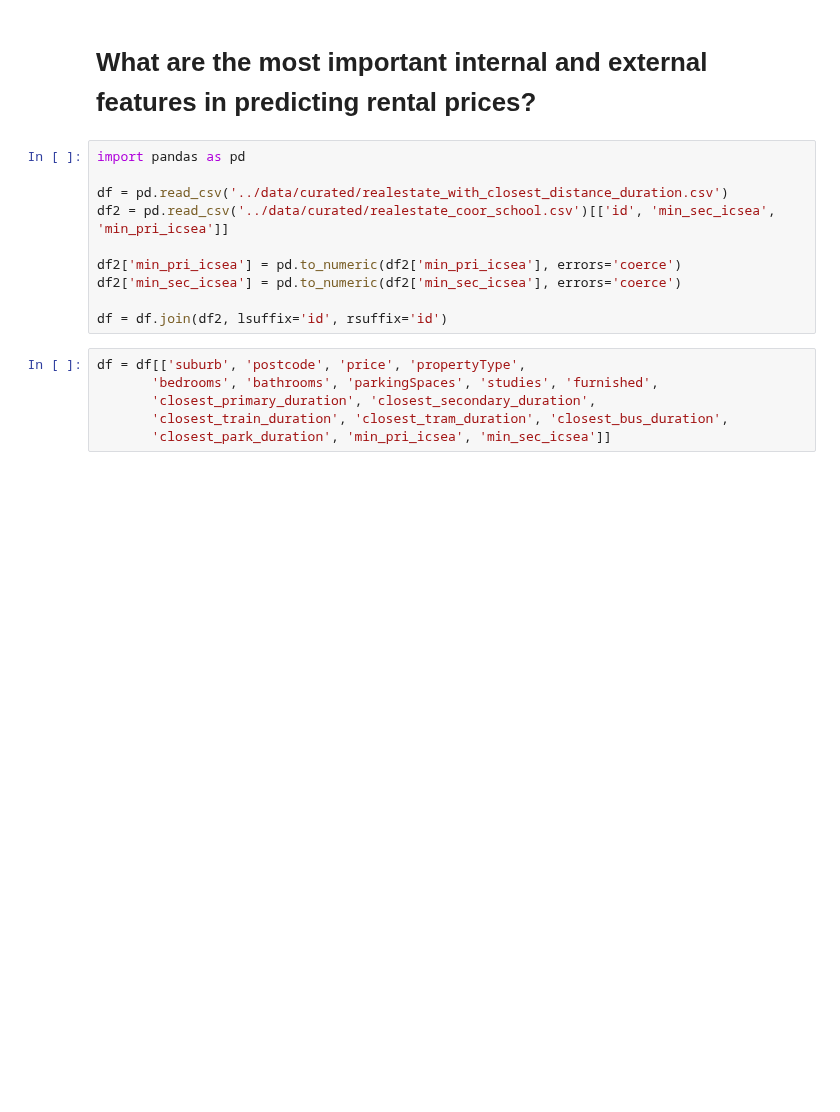
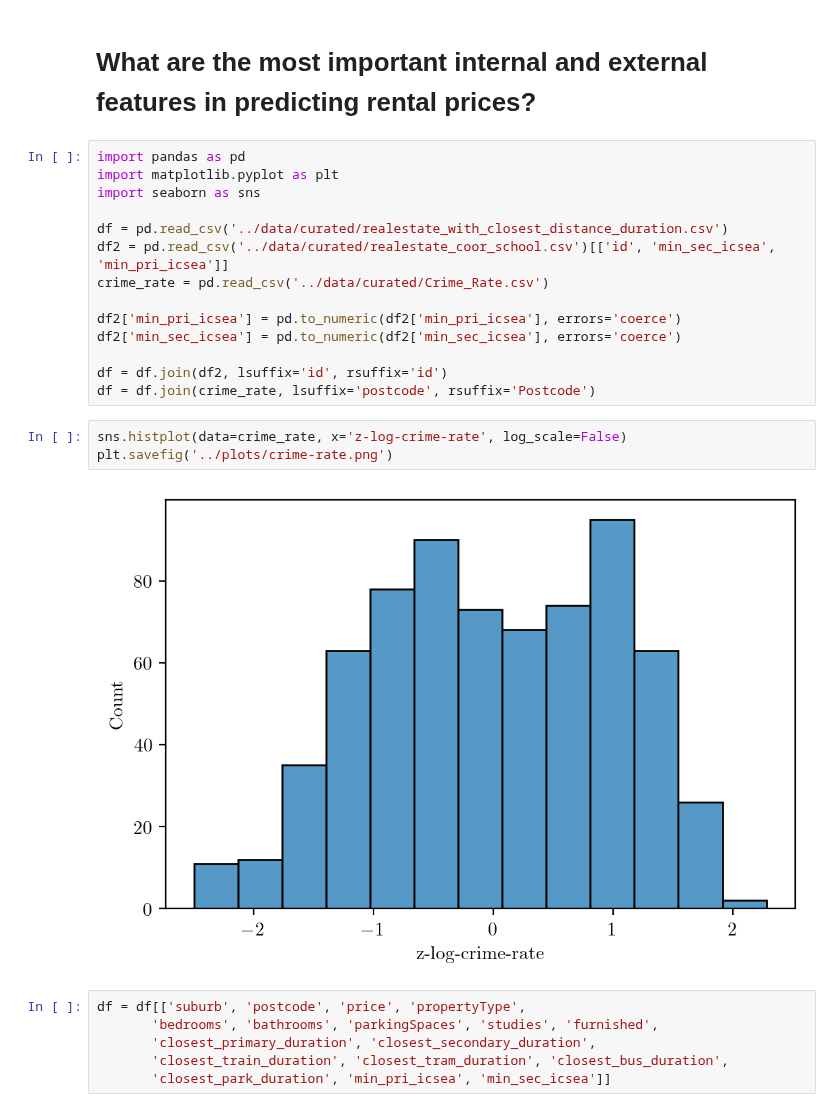
Before and after one commit to MAST30034-Applied-Data-Science/generic-real-estate-consulting-project-group-21, a Jupyter notebook: notebooks/question-one-modelling-analysis.ipynb, the cells around one changed output. Saved outputs shown, nothing was run; the diff lists cells and outputs as text; blank space fills up the shorter version.

```diff
--- a/notebooks/question-one-modelling-analysis.ipynb
+++ b/notebooks/question-one-modelling-analysis.ipynb
@@ -2,14 +2,23 @@
 # What are the most important internal and external features in predicting rental prices?
 # %%
 import pandas as pd
+import matplotlib.pyplot as plt
+import seaborn as sns
 
 df = pd.read_csv('../data/curated/realestate_with_closest_distance_duration.csv')
 df2 = pd.read_csv('../data/curated/realestate_coor_school.csv')[['id', 'min_sec_icsea', 'min_pri_icsea']]
+crime_rate = pd.read_csv('../data/curated/Crime_Rate.csv')
 
 df2['min_pri_icsea'] = pd.to_numeric(df2['min_pri_icsea'], errors='coerce')
 df2['min_sec_icsea'] = pd.to_numeric(df2['min_sec_icsea'], errors='coerce')
 
 df = df.join(df2, lsuffix='id', rsuffix='id')
+df = df.join(crime_rate, lsuffix='postcode', rsuffix='Postcode')
+# %%
+sns.histplot(data=crime_rate, x='z-log-crime-rate', log_scale=False)
+plt.savefig('../plots/crime-rate.png')
+# %% [output]
+[figure, added]
 # %%
 df = df[['suburb', 'postcode', 'price', 'propertyType',
        'bedrooms', 'bathrooms', 'parkingSpaces', 'studies', 'furnished',
```
Also changed, not shown: parts of 3 cells of this notebook.
